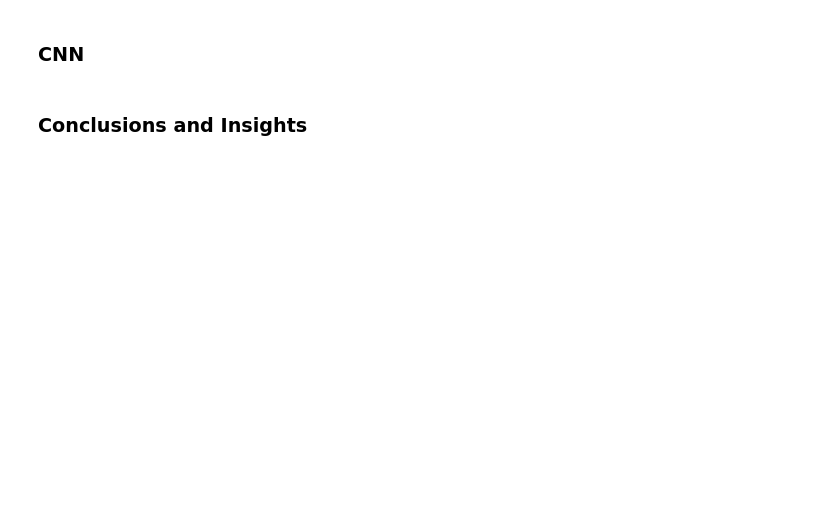
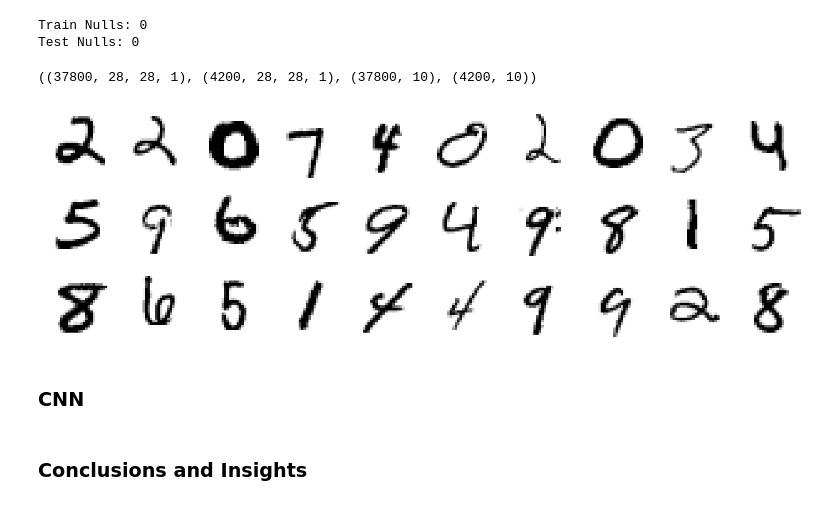
Before and after one commit to plss12/CNN-Digit-Recognizer, a Jupyter notebook: digit-recognizer.ipynb, the cells around one changed output. Cells and saved outputs as stored; diff of their text form; code cells hidden in the pictures; blank space fills up the shorter version.

```diff
--- a/digit-recognizer.ipynb
+++ b/digit-recognizer.ipynb
@@ -14,0 +42,35 @@ ModuleNotFoundError: No module named 'tensorflow'
+# %%
+# Checking nulls
+print("Train Nulls:", X_train.isnull().values.sum())
+print("Test Nulls:", test.isnull().values.sum())
+# %% [output]
+Train Nulls: 0
+Test Nulls: 0
+# %%
+# Normalization
+X_train = X_train / 255.0
+test = test / 255.0
+# %%
+# Reshape
+X_train = X_train.values.reshape(-1, 28, 28, 1)
+test = test.values.reshape(-1, 28, 28, 1)
+# %%
+# Label Encoding
+Y_train = to_categorical(Y_train, num_classes = 10)
+# %%
+# Split Training and Validation Set
+X_train, X_val, Y_train, Y_val = train_test_split(X_train, Y_train, test_size=0.1, random_state=0)
+
+X_train.shape, X_val.shape, Y_train.shape, Y_val.shape
+# %% [output]
+((37800, 28, 28, 1), (4200, 28, 28, 1), (37800, 10), (4200, 10))
+# %%
+plt.figure(figsize=(15,5))
+for i in range(30):
+    plt.subplot(3, 10, i+1)
+    plt.imshow(X_train[i].reshape((28,28)),cmap="binary")
+    plt.axis('off')
+plt.tight_layout()
+plt.show()
+# %% [output]
+[figure, added]
```
Also changed, not shown: parts of 10 cells of this notebook.
